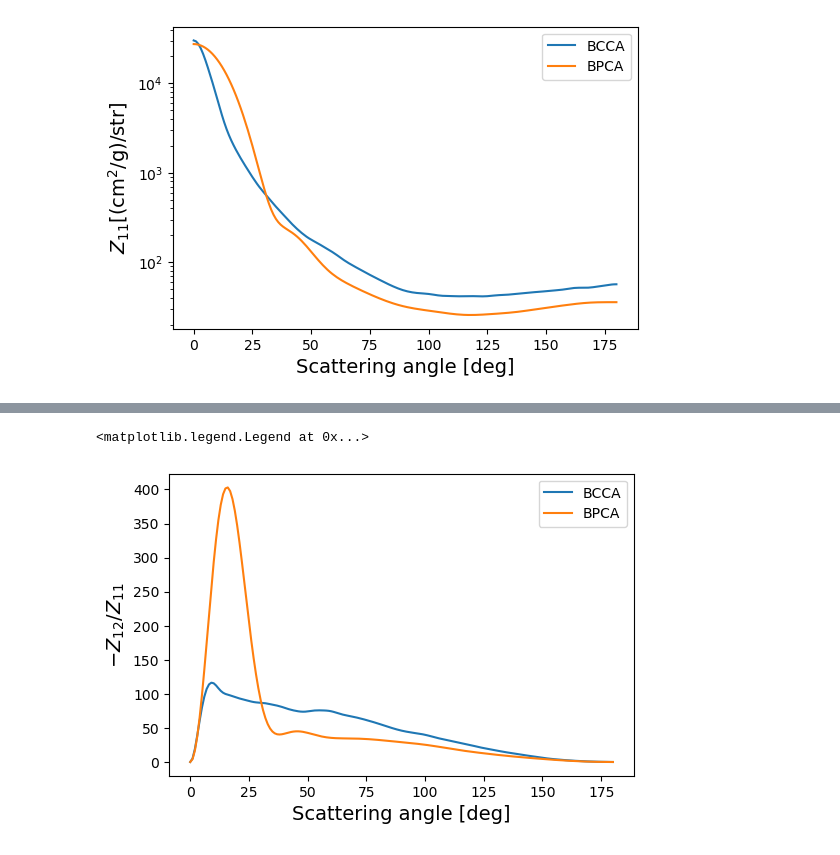
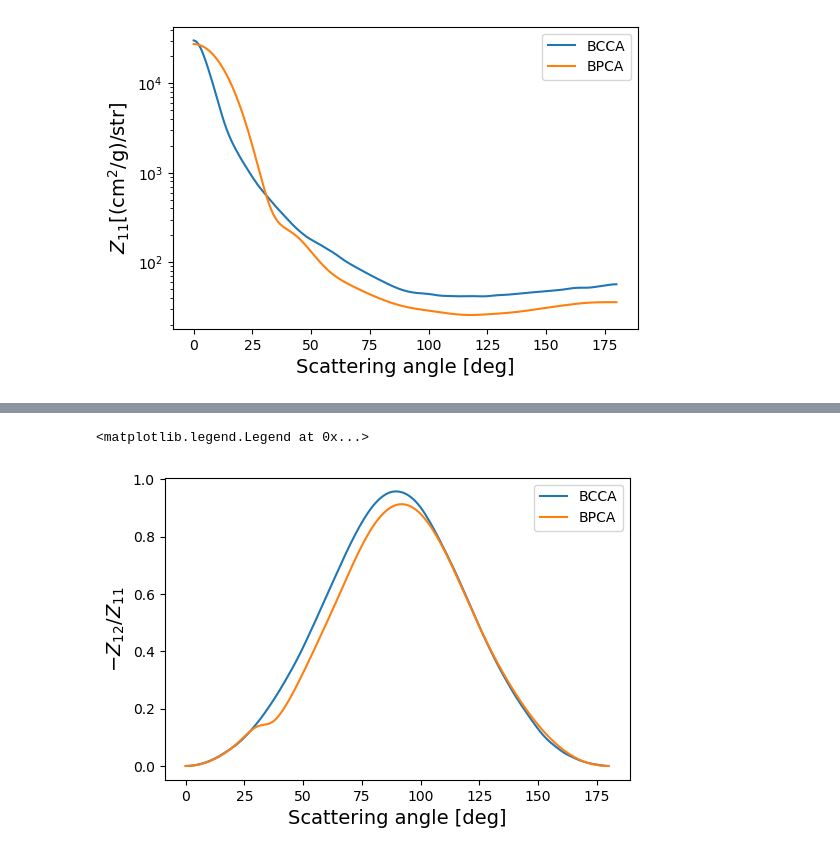
Before and after one commit to ruoyanwangdr/Cataloging-and-Visualizing-Cradles-of-Planet-Formation, a Jupyter notebook: diskmodel/disk_model_curve_fitting.ipynb, the cells around one changed output, grey strips where cells are left out. Drawn from its saved outputs; the diff is of its cells as text; code cells hidden in the pictures.

```diff
--- a/diskmodel/disk_model_curve_fitting.ipynb
+++ b/diskmodel/disk_model_curve_fitting.ipynb
@@ -49,11 +71,11 @@ bcca
 # %%
-scattering_angle_bcca = pd.DataFrame(bcca['scattering_angle_bcca'])
-z11_bcca = pd.DataFrame(bcca['z_11'])
-z12_bcca = pd.DataFrame(bcca['z_12'])
+scattering_angle_bcca = pd.DataFrame(bcca['scattering_angle_bcca']).values.ravel()
+z11_bcca = pd.DataFrame(bcca['z_11']).values.ravel()
+z12_bcca = pd.DataFrame(bcca['z_12']).values.ravel()
 
-scattering_angle_bpca = pd.DataFrame(bpca['scattering_angle_bpca'])
-z11_bpca = pd.DataFrame(bpca['z_11'])
-z12_bpca = pd.DataFrame(bpca['z_12'])
+scattering_angle_bpca = pd.DataFrame(bpca['scattering_angle_bpca']).values.ravel()
+z11_bpca = pd.DataFrame(bpca['z_11']).values.ravel()
+z12_bpca = pd.DataFrame(bpca['z_12']).values.ravel()
 # %%
 plt.figure(dpi=100)
 plt.plot(scattering_angle_bcca, z11_bcca, '-', label='BCCA')
@@ -84,10 +160,10 @@ plt.legend()
 # %%
 plt.figure(dpi=100)
-plt.plot(scattering_angle_bcca, -z12_bcca, '-', label='BCCA')
-plt.plot(scattering_angle_bpca, -z12_bpca, '-', label='BPCA')
+plt.plot(scattering_angle_bcca, -z12_bcca/z11_bcca, '-', label='BCCA')
+plt.plot(scattering_angle_bpca, -z12_bpca/z11_bpca, '-', label='BPCA')
 plt.xlabel('Scattering angle [deg]', fontsize=14)
 plt.ylabel(r'$-Z_{12}/Z_{11}$', fontsize=14)
 plt.legend()
 # %% [output]
 <matplotlib.legend.Legend at 0x...>
-[figure, old version]
+[figure, new version]
```
Also changed, not shown: parts of 10 cells of this notebook.
